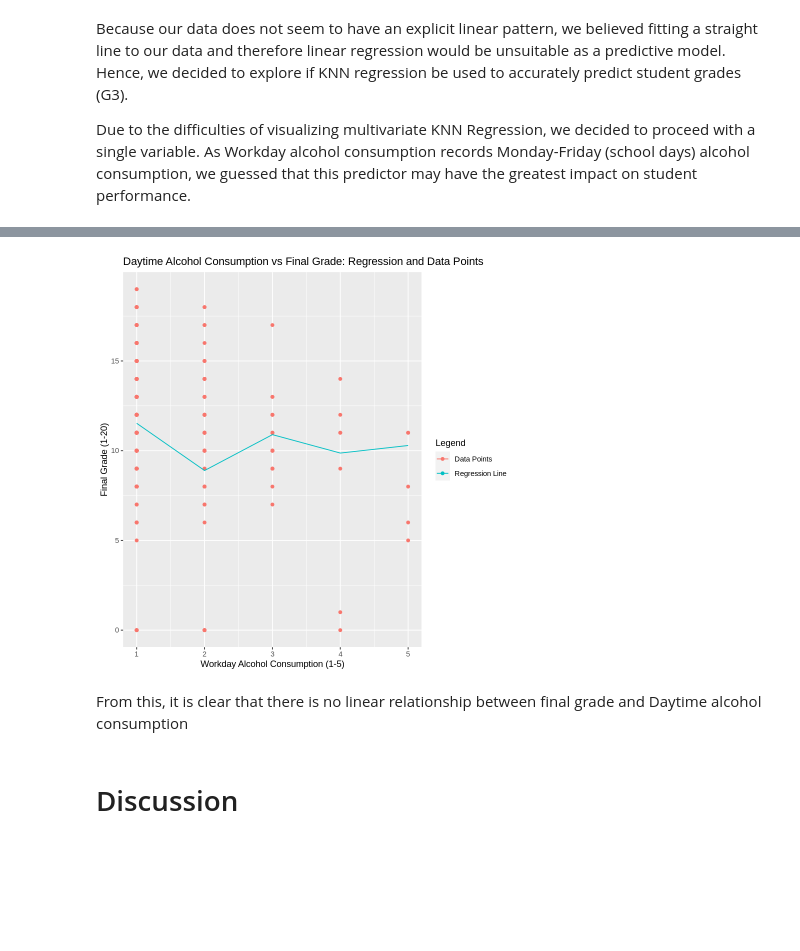
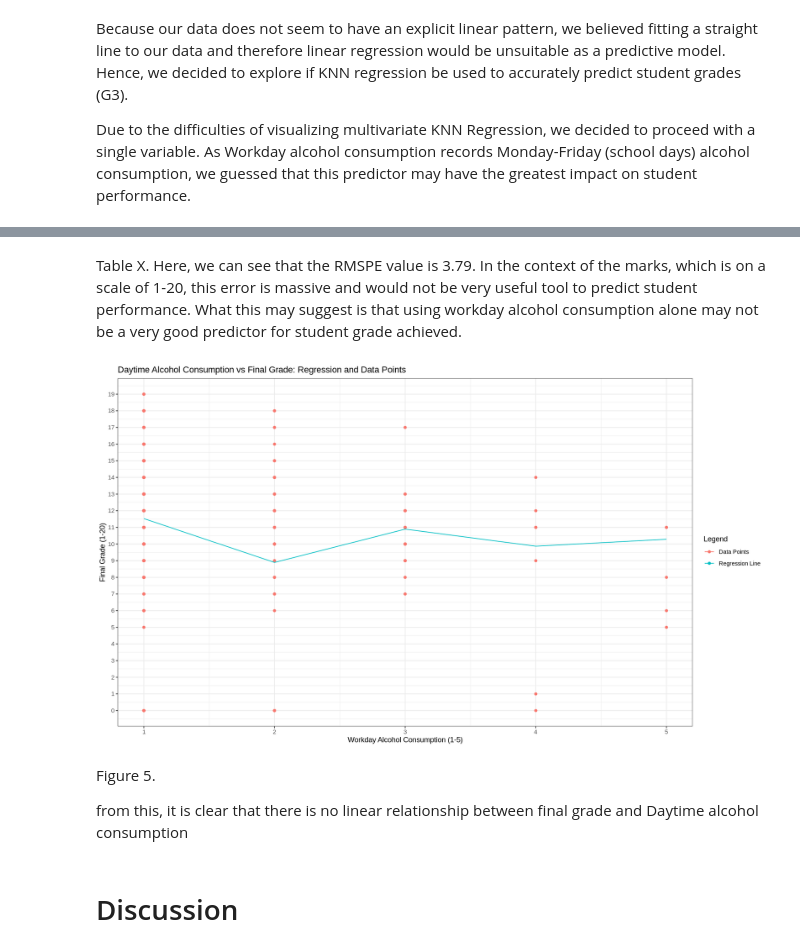
Before and after one commit to eto168/DSCI100_team24_project_proposal, a Jupyter notebook: Project-Report.ipynb, the cells around one changed output, grey strips where cells are left out. Drawn from its saved outputs; the diff is of its cells as text; code cells hidden in the pictures; blank space fills up the shorter version.

```diff
--- a/Project-Report.ipynb
+++ b/Project-Report.ipynb
@@ -129,10 +148,10 @@ Levels: A A+ B C D F
 set.seed(1000)
 
 #split our dataset into a training and testing set.
-data_split <- initial_split(data_train_new_classifier, prop = 0.75, strata = G3)  #where G3 = final grade
-data_train <- training(data_split)
-data_test <- testing(data_split)
-head(data_train, 4)
+data_split <- initial_split(data_with_lg_class, prop = 0.75, strata = G3)  #where G3 = final grade
+data_train_with_lg_class <- training(data_split)
+data_test_with_lg_class <- testing(data_split)
+head(data_train_with_lg_class, 4)
 # %% [output]
 A data.frame: 4 × 5
 |  | goout | Dalc | Walc | G3 | G3_class |
@@ -555,0 +625,24 @@ A tibble: 3 × 3
+# %%
+#Create a new model specification with the "best" K
+knn_reg_spec_final <- nearest_neighbor(weight_func = "rectangular",
+                                        neighbors = 38) %>%
+    set_engine("kknn") %>%
+    set_mode("regression")
+
+#Assemble a new workflow
+knn_reg_fit <- workflow() %>%
+    add_recipe(lg_regression_recipe) %>%
+    add_model(knn_reg_spec_final) %>%
+    fit(data = data_train_no_class)
+
+#Use the fit to predict on the testing data
+predictions <- knn_reg_fit %>%
+    predict(data_test_with_lg_class) %>%
+    bind_cols(data_test_with_lg_class)
+
+#Collect the metrics for the accuracy of the model
+metrics <- predictions %>%
+  metrics(truth = G3,
+          estimate = .pred)
+
+metrics
@@ -556,25 +656,31 @@ A tibble: 3 × 3
+# %% [markdown]
+Table X. Here, we can see that the RMSPE value is 3.79. In the context of the marks, which is on a scale of 1-20, this error is massive and would not be very useful tool to predict student performance. What this may suggest is that using workday alcohol consumption alone may not be a very good predictor for student grade achieved.
 # %%
 #Plot the KNN regression
 plot_final <- predictions %>%
     ggplot(aes(x = Dalc,
                y = G3,
               color = "black")) +
     geom_point() +
     labs(x = "Workday Alcohol Consumption (1-5)",
          y = "Final Grade (1-20)") +
     geom_line(data = predictions,
               aes(x = Dalc,
                   y = .pred,
                  color = "blue")) +
     scale_color_discrete(name = "Legend", labels = c("Data Points",
                                                     "Regression Line")) +
-    ggtitle("Daytime Alcohol Consumption vs Final Grade: Regression and Data Points")
+    ggtitle("Daytime Alcohol Consumption vs Final Grade: Regression and Data Points") +
+    scale_y_continuous(n.breaks = 20) +
+    theme_bw()
 
 plot_final
 # %% [output]
-[figure, old version]
+[figure, new version]
 # %% [markdown]
-From this, it is clear that there is no linear relationship between final grade and Daytime alcohol consumption
+Figure 5.
+
+from this, it is clear that there is no linear relationship between final grade and Daytime alcohol consumption
 # %% [markdown]
 # Discussion
 # %% [markdown]
```
Also changed, not shown: parts of 40 cells of this notebook.
